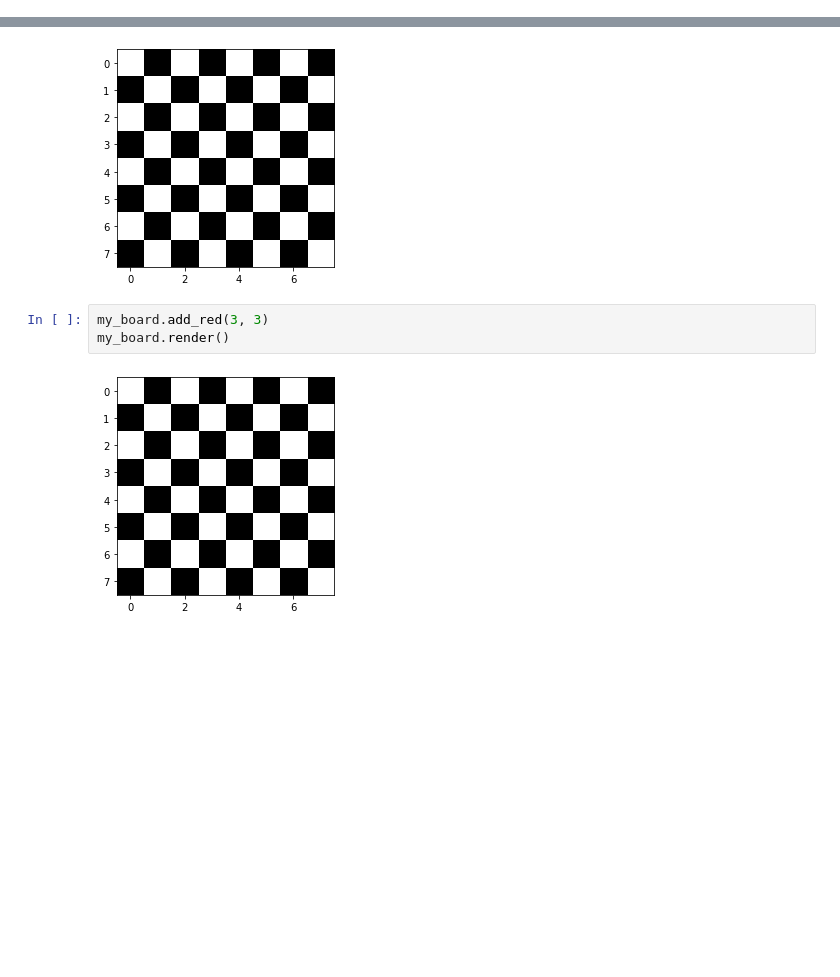
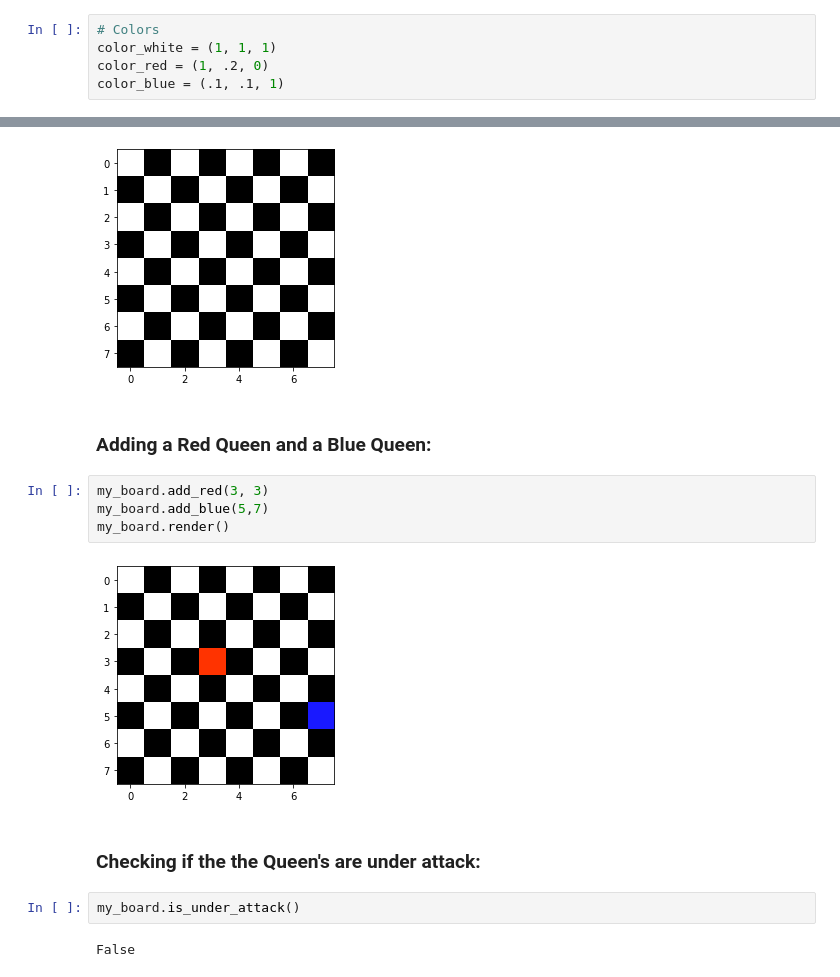
Before and after one commit to 401-python-joseph-zabaleta/401-python-chess-board, a Jupyter notebook: chess_board.ipynb, the cells around one changed output, grey strips where cells are left out. Saved outputs shown, nothing was run; the diff lists cells and outputs as text; blank space fills up the shorter version.

```diff
--- a/chess_board.ipynb
+++ b/chess_board.ipynb
@@ -6,3 +17,8 @@ import matplotlib.pyplot as plt
+# %%
+# Colors
+color_white = (1, 1, 1)
+color_red = (1, .2, 0)
+color_blue = (.1, .1, 1)
 # %%
 class ChessBoard:
 
@@ -76,8 +75,17 @@ my_board = ChessBoard()
 my_board.render()
 # %% [output]
 [figure]
+# %% [markdown]
+### Adding a Red Queen and a Blue Queen:
 # %%
 my_board.add_red(3, 3)
+my_board.add_blue(5,7)
 my_board.render()
 # %% [output]
-[figure, old version]
+[figure, new version]
+# %% [markdown]
+### Checking if the the Queen's are under attack:
+# %%
+my_board.is_under_attack()
+# %% [output]
+False
```
Also changed, not shown: parts of 8 cells of this notebook.
